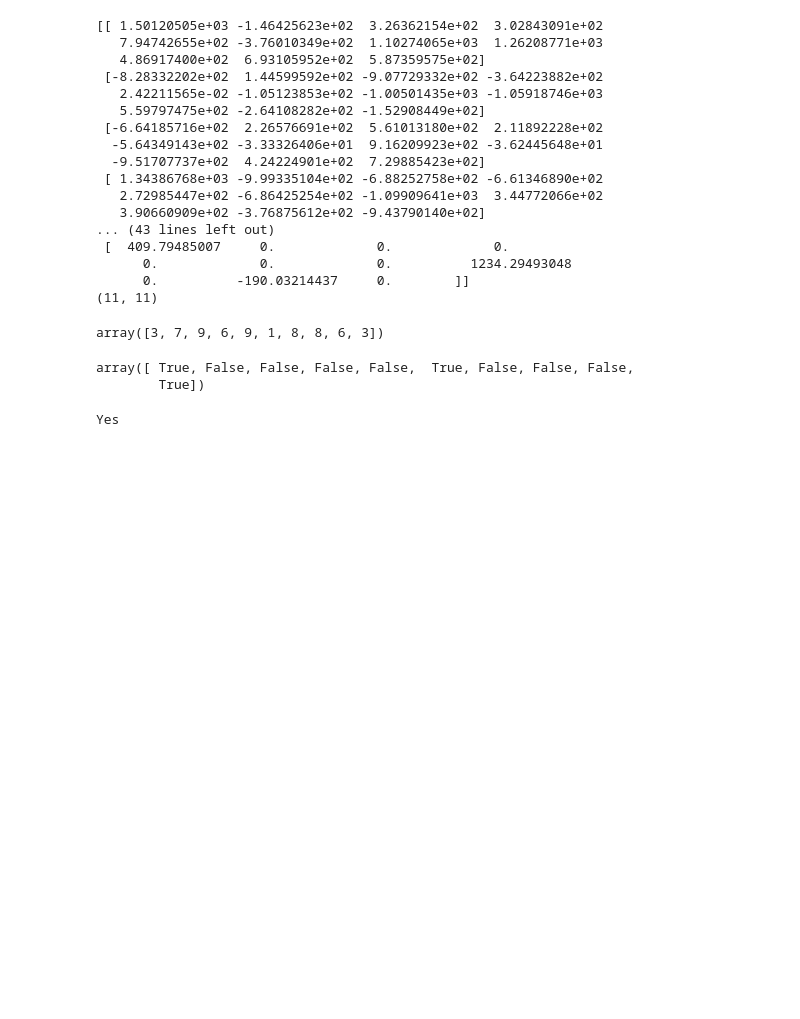
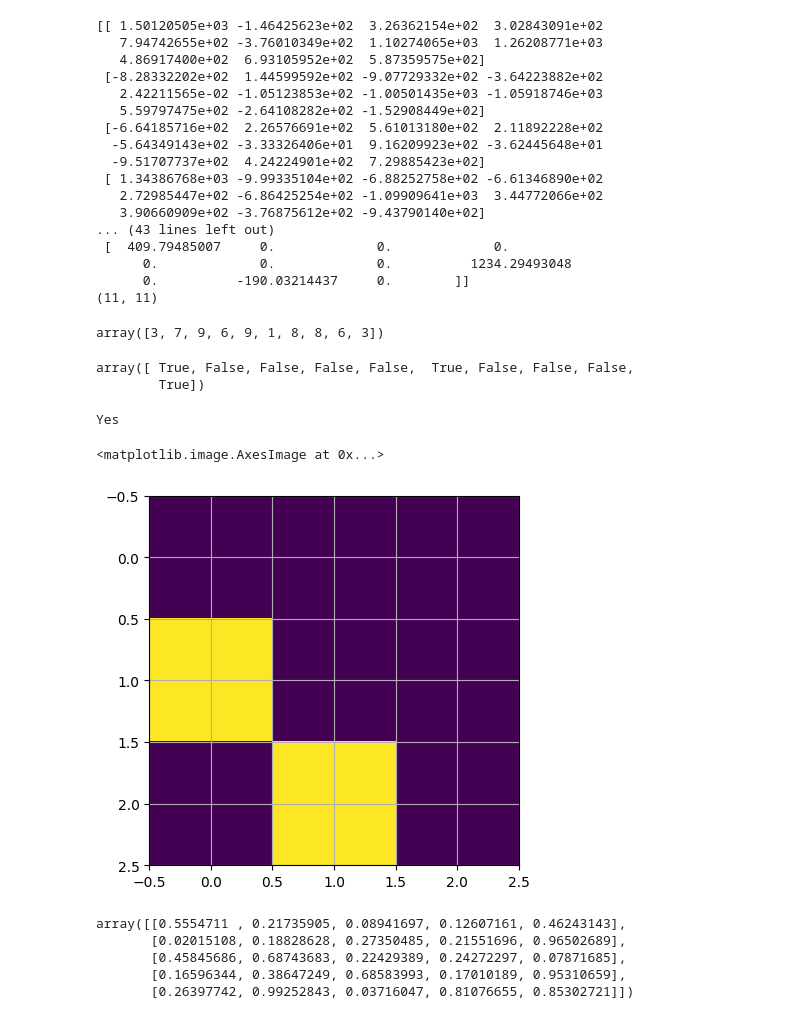
Before and after one commit to aaerrolla/metaStim, a Jupyter notebook: test.ipynb, the cells around one changed output. Cells and saved outputs as stored; diff of their text form; code cells hidden in the pictures; blank space fills up the shorter version.

```diff
--- a/test.ipynb
+++ b/test.ipynb
@@ -357,0 +361,17 @@ Yes
+# %%
+img = np.array([[0, 0, 0],[255, 0, 0], [0, 255, 0]])
+# %%
+plt.grid(True)
+plt.imshow(img)
+# %% [output]
+<matplotlib.image.AxesImage at 0x...>
+[figure, added]
+# %%
+A = np.random.rand(5, 5)
+A
+# %% [output]
+array([[0.5554711 , 0.21735905, 0.08941697, 0.12607161, 0.46243143],
+       [0.02015108, 0.18828628, 0.27350485, 0.21551696, 0.96502689],
+       [0.45845686, 0.68743683, 0.22429389, 0.24272297, 0.07871685],
+       [0.16596344, 0.38647249, 0.68583993, 0.17010189, 0.95310659],
+       [0.26397742, 0.99252843, 0.03716047, 0.81076655, 0.85302721]])
```
Also changed, not shown: parts of 15 cells of this notebook, 5 other files.
